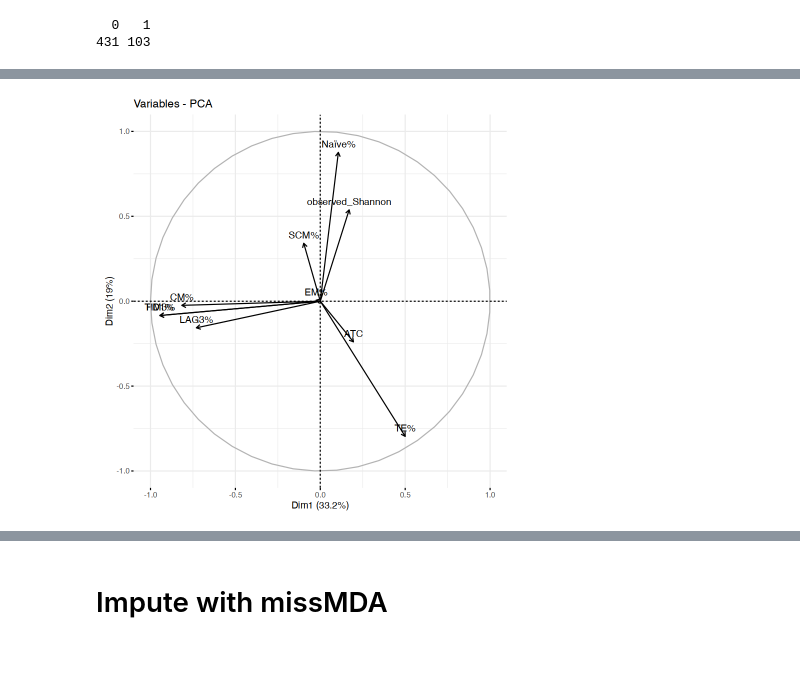
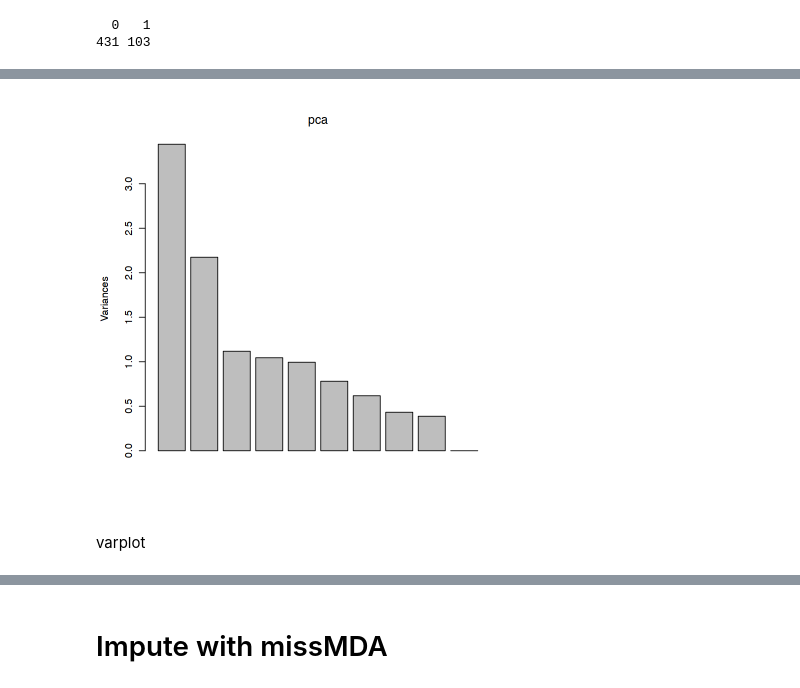
Before and after one commit to pughlab/ped_CapTCRseq, a Jupyter notebook: notebooks/25_PCA_samplefeatures_v2.ipynb, the cells around one changed output, grey strips where cells are left out. Saved outputs shown, nothing was run; the diff lists cells and outputs as text; code cells hidden in the pictures; blank space fills up the shorter version.

```diff
--- a/notebooks/25_PCA_samplefeatures_v2.ipynb
+++ b/notebooks/25_PCA_samplefeatures_v2.ipynb
@@ -26,7 +28,7 @@ h4hpath <- "/Users/anabbi/Desktop/H4H/INTERCEPT/"
 # %%
 pbmc_hla_v_j_gliph <- readr::read_rds(paste0(datapath, "/int_pbmc_hla_v_j_gliph.rds"))
 # %%
-# cfdna_hla_v_j_gliph <- readr::read_rds(paste0(datapath, "/int_cfdna_hla_v_j_gliph.rds"))
+cfdna_hla_v_j_gliph <- readr::read_rds(paste0(datapath, "/int_cfdna_hla_v_j_gliph.rds"))
 # %%
 rownames(pbmc_hla_v_j_gliph) <- pbmc_hla_v_j_gliph$sample_id
 # %%
@@ -50,3 +52,5 @@ A data.frame: 6 x 8829
 | CHP_324_05 | CHP_324_05 | CHP_324 | X05 | 0.0 | 0.00 | 12 | T-ALL | 0.0 | 0 | NA | ... |
 | CHP_328_04 | CHP_328_04 | CHP_328 | X04 | 0.0 | 130.82 | 7 | SR ALL | 0.0 | 0 | NA | ... |
 | CHP_328_05 | CHP_328_05 | CHP_328 | X05 | 0.0 | 91.16 | 7 | SR ALL | 0.0 | 0 | NA | ... |
+# %%
+pbmc_hla_v_j_gliph$cfShannon <- cfdna_hla_v_j_gliph$observed_Shannon[match(pbmc_hla_v_j_gliph$sample_id, cfdna_hla_v_j_gliph$sample_id)]
@@ -53,6 +71,6 @@ A data.frame: 6 x 8829
 # %%
 cols_flow <- c('ATC', 'Naïve%','SCM%','CM%','EM%','TE%','PD1%','LAG3%','TIM3%')
-cols_others <- c("observed_Shannon")
+cols_others <- c("observed_Shannon", "cfShannon")
 # %%
 pbmc_hla_v_j_gliph$cyclenum <- as.numeric(gsub("X0", "", pbmc_hla_v_j_gliph$cycle))
 # %%
@@ -151,4 +172,6 @@ p1
 # %%
-fviz_pca_var(pca)
+screeplot(pca)
 # %% [output]
-[figure, old version]
+[figure, new version]
+# %% [markdown]
+varplot
```
Also changed, not shown: parts of 171 cells of this notebook, 4 other files.
